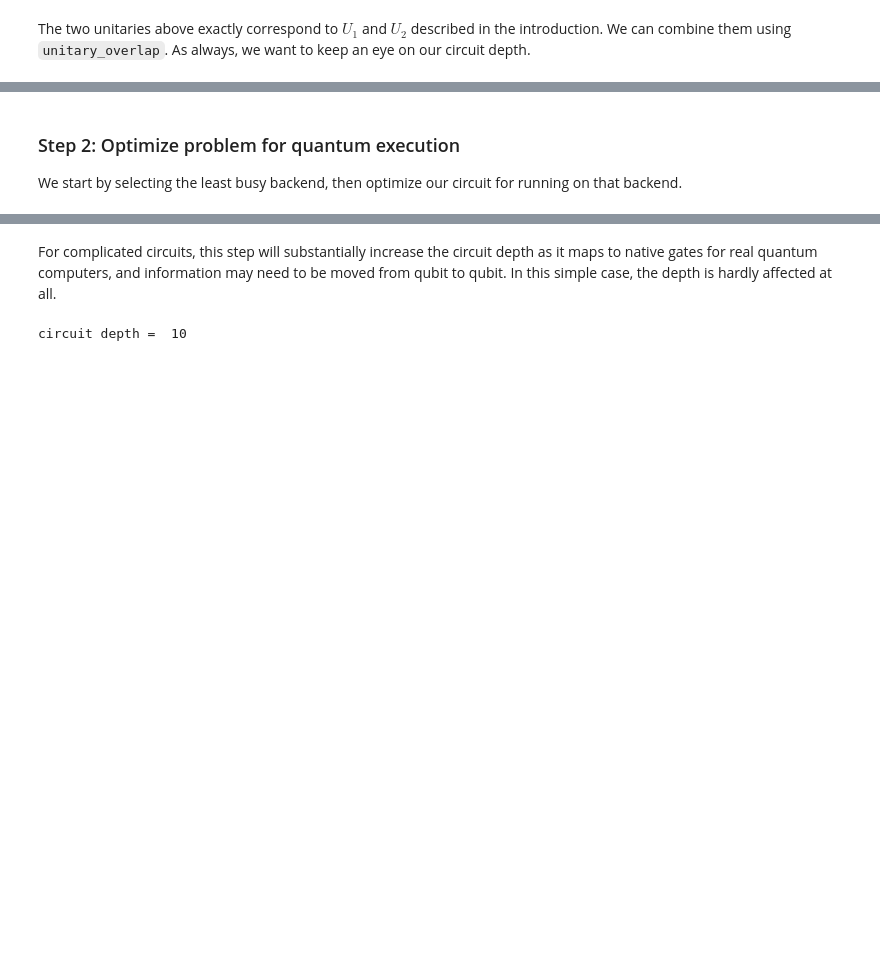
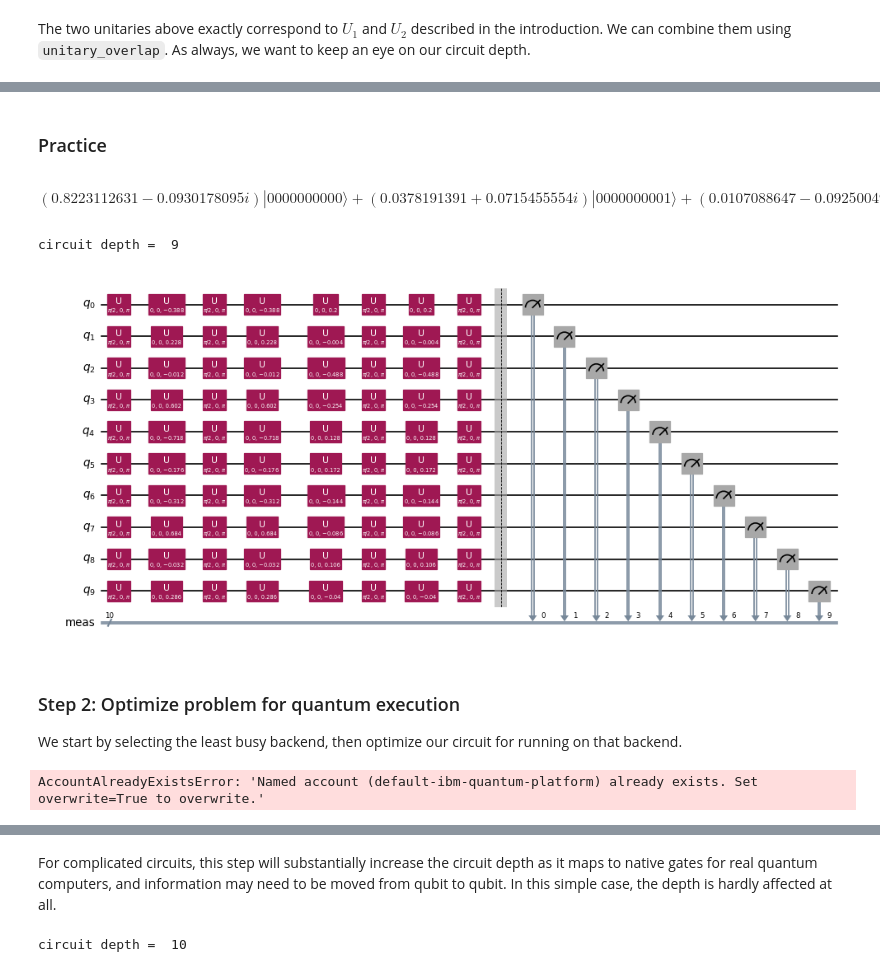
Before and after one commit to Virendra513/QML1, a Jupyter notebook: QML/4_quantum-kernel-methods.ipynb, the cells around one changed output, grey strips where cells are left out. Drawn from its saved outputs; the diff is of its cells as text; code cells hidden in the pictures; blank space fills up the shorter version.

```diff
--- a/QML/4_quantum-kernel-methods.ipynb
+++ b/QML/4_quantum-kernel-methods.ipynb
@@ -128,7 +170,32 @@ circuit depth =  9
+# %% [markdown]
+### Practice
+# %%
+from qiskit.circuit.library import unitary_overlap
+overlap_circ = unitary_overlap(unitary1, unitary2)
+
+State_overlap_circ =Statevector.from_instruction(overlap_circ)
+display(State_overlap_circ .draw("latex"))
+
+overlap_circ.measure_all()
+print("circuit depth = ", overlap_circ.decompose().depth())
+overlap_circ.decompose().draw("mpl", scale=0.6, style="iqp")
+# %% [output]
+$$(0.8223112631 - 0.0930178095 i) |0000000000\rangle+(0.0378191391 + 0.0715455554 i) |0000000001\rangle+(0.0107088647 - 0.0925004984 i) |0000000010\rangle+(0.0088037435 - 0.0023266282 i) |0000000011\rangle+(0.0261970425 + 0.2090405887 i) |0000000100\rangle+(-0.0180966208 + 0.0098462825 i) |0000000101\rangle + \ldots - 4.0 \cdot 10^{-10} i |1111111011\rangle+(8.3 \cdot 10^{-9} + 1.5 \cdot 10^{-9} i) |1111111100\rangle+(2.0 \cdot 10^{-10} + 8.0 \cdot 10^{-10} i) |1111111101\rangle+(4.0 \cdot 10^{-10} - 9.0 \cdot 10^{-10} i) |1111111110\rangle+1.0 \cdot 10^{-10} |1111111111\rangle$$
+circuit depth =  9
+[figure, added]
 # %% [markdown]
 ### Step 2: Optimize problem for quantum execution
 
 We start by selecting the least busy backend, then optimize our circuit for running on that backend.
+# %%
+from qiskit_ibm_runtime import QiskitRuntimeService
+
+QiskitRuntimeService.save_account(
+    channel="ibm_quantum_platform",
+    token="e7h5WbHr2IxhEyYsYGFPlAJ_RRd76jLlYuZFS7qV5gIX"
+)
+# %% [output]
+AccountAlreadyExistsError: 'Named account (default-ibm-quantum-platform) already exists. Set overwrite=True to overwrite.'
 # %%
 # Import needed packages
 from qiskit.transpiler.preset_passmanagers import generate_preset_pass_manager
```
Also changed, not shown: parts of 15 cells of this notebook.
